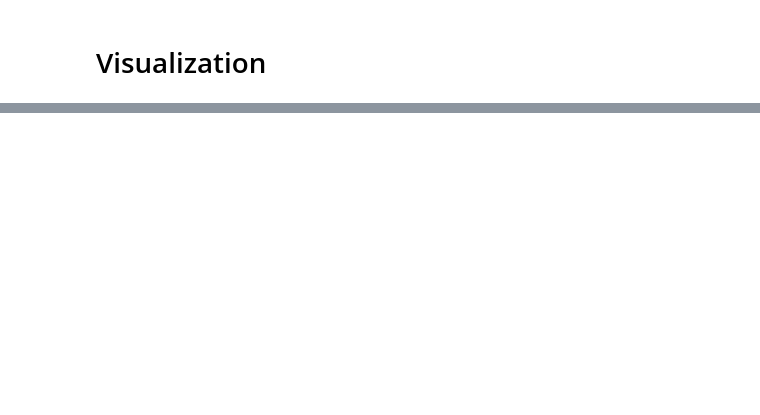
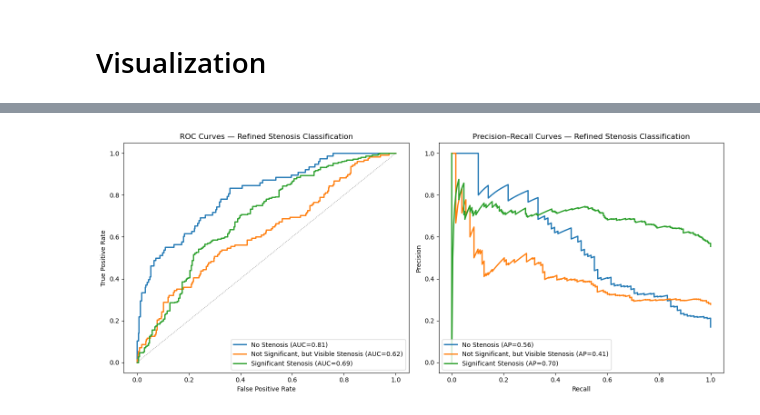
Before and after one commit to samuellukaswidmer/Bachelorproject-HS25, a Jupyter notebook: xg-boost-multiclass-classification.ipynb, the cells around one changed output, grey strips where cells are left out. Cells and saved outputs as stored; diff of their text form; code cells hidden in the pictures; blank space fills up the shorter version.

```diff
--- a/xg-boost-multiclass-classification.ipynb
+++ b/xg-boost-multiclass-classification.ipynb
@@ -209,0 +500,56 @@ plt.show()
+# %%
+# ROC & PR Curves for the Refined (Feature-Selected) Model
+import numpy as np
+import matplotlib.pyplot as plt
+from sklearn.preprocessing import label_binarize
+from sklearn.metrics import roc_curve, auc, precision_recall_curve, average_precision_score
+
+# The refined model & its data
+clf = xgb_refined
+X_test_prepared = X_test_selected  # <-- use the reduced feature set
+y_proba = clf.predict_proba(X_test_prepared)
+y_pred = clf.predict(X_test_prepared)
+classes = clf.classes_
+
+# Define readable medical class names
+class_names = {
+    0: "No Stenosis",
+    1: "Not Significant, but Visible Stenosis",
+    2: "Significant Stenosis"
+}
+
+# Binarize labels for ROC/PR curves
+Y_test_bin = label_binarize(y_test, classes=classes)
+
+# Create a combined figure for ROC and PR
+fig, axes = plt.subplots(1, 2, figsize=(14, 6))
+
+# Left: ROC Curves
+ax = axes[0]
+for i, cls in enumerate(classes):
+    fpr, tpr, _ = roc_curve(Y_test_bin[:, i], y_proba[:, i])
+    roc_auc = auc(fpr, tpr)
+    ax.plot(fpr, tpr, lw=2, label=f"{class_names[cls]} (AUC={roc_auc:.2f})")
+
+ax.plot([0, 1], [0, 1], linestyle=":", lw=1, color="gray")
+ax.set_xlabel("False Positive Rate")
+ax.set_ylabel("True Positive Rate")
+ax.set_title("ROC Curves — Refined Stenosis Classification")
+ax.legend(loc="lower right")
+
+# Right: Precision–Recall Curves
+ax = axes[1]
+for i, cls in enumerate(classes):
+    precision, recall, _ = precision_recall_curve(Y_test_bin[:, i], y_proba[:, i])
+    ap = average_precision_score(Y_test_bin[:, i], y_proba[:, i])
+    ax.plot(recall, precision, lw=2, label=f"{class_names[cls]} (AP={ap:.2f})")
+
+ax.set_xlabel("Recall")
+ax.set_ylabel("Precision")
+ax.set_title("Precision–Recall Curves — Refined Stenosis Classification")
+ax.legend(loc="lower left")
+
+plt.tight_layout()
+plt.show()
+# %% [output]
+[figure, added]
```
Also changed, not shown: parts of 12 cells of this notebook, 1 other file.
